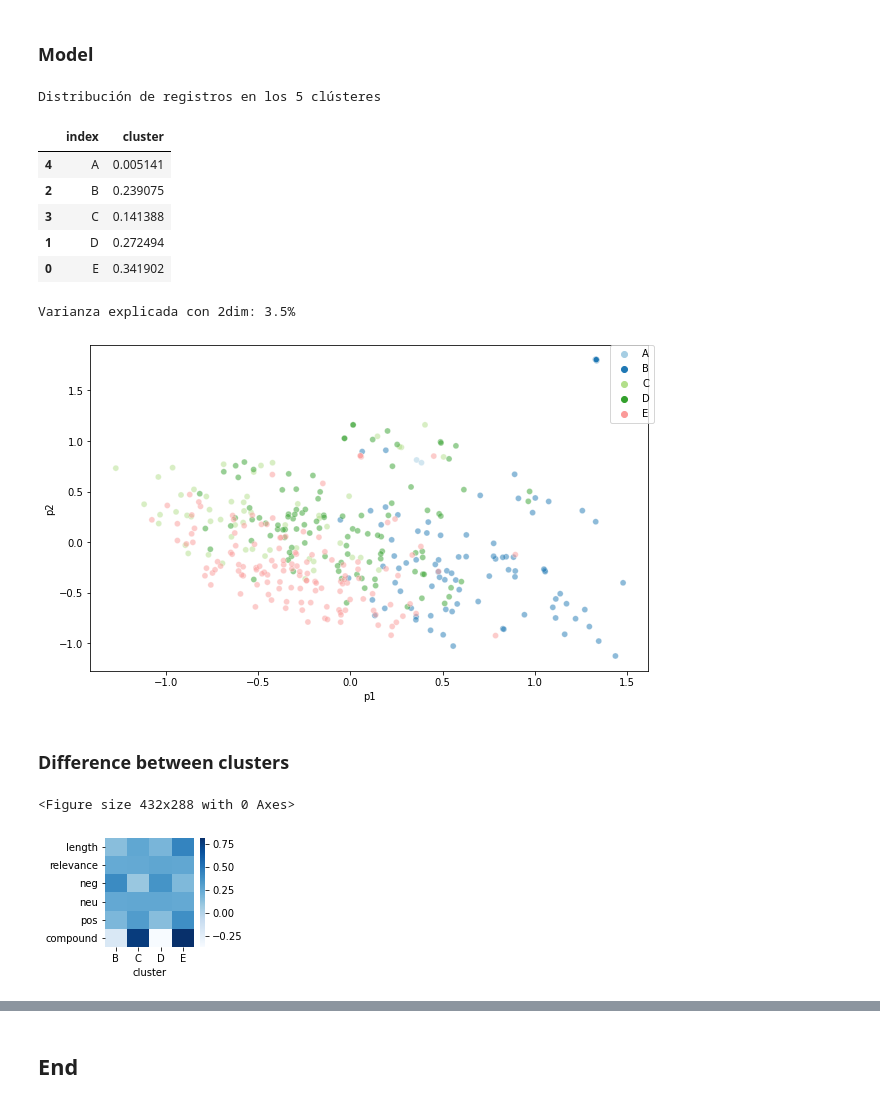
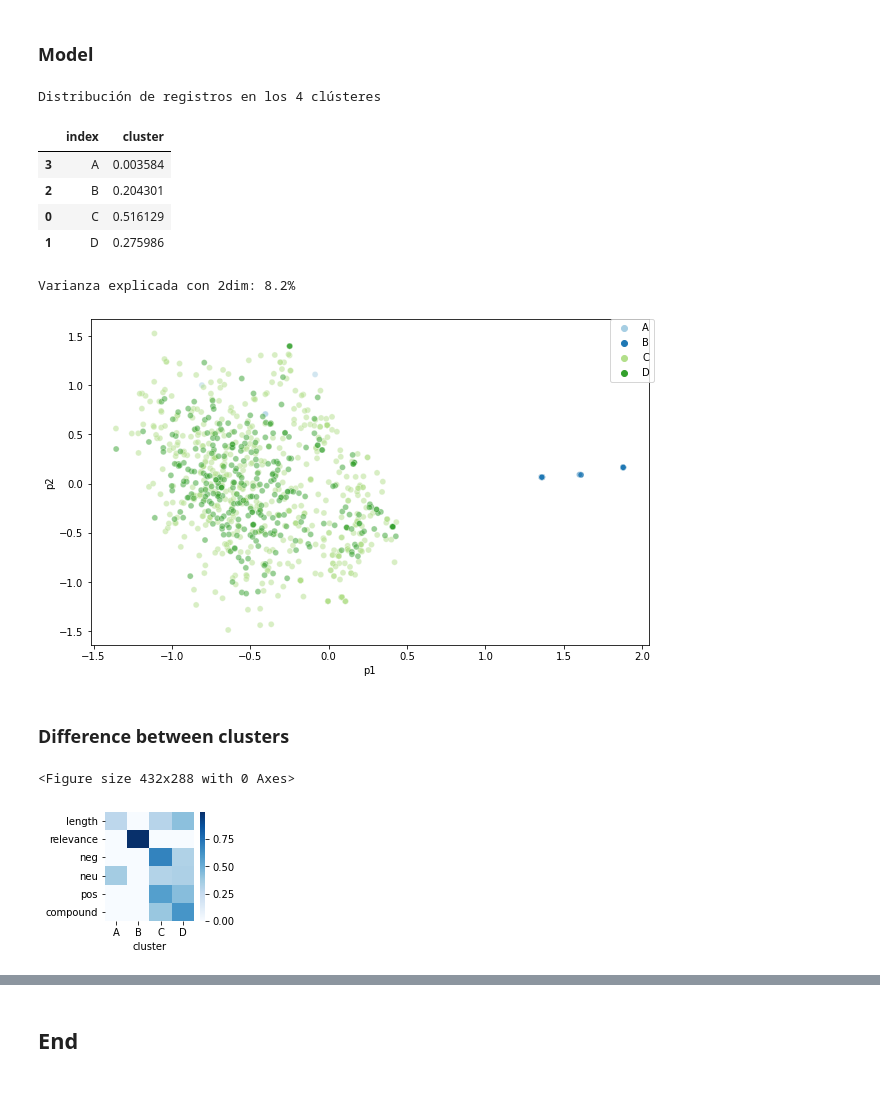
Before and after one commit to Afroefras/asimov_generator, a Jupyter notebook: notebooks/00_Asimov_Clustering.ipynb, the cells around one changed output, grey strips where cells are left out. Cells and saved outputs as stored; diff of their text form; code cells hidden in the pictures.

Commit message:
Clustering finished

```diff
--- a/notebooks/00_Asimov_Clustering.ipynb
+++ b/notebooks/00_Asimov_Clustering.ipynb
@@ -47,11 +47,11 @@ from nltk.stem import WordNetLemmatizer
 lem = WordNetLemmatizer()
 
 def clean_text(text,
-               language='english',pattern="[^a-zA-Z' ]",
+               language='english',pattern="[^a-zA-Z'\s]",
                lower=False,lemma=False,rem_stopw=False,unique=False,
                add_stopw=[]):
     #It clean and can remove stopwords or even lemmatize words if specified in params
-    cleaned_text = unicodedata.normalize('NFD',str(text).replace('\n','')).encode('ascii', 'ignore')
+    cleaned_text = unicodedata.normalize('NFD',str(text).replace('\n',' \n ')).encode('ascii', 'ignore')
     cleaned_text = re.sub(pattern,' ',cleaned_text.decode('utf-8'),flags=re.UNICODE)
     cleaned_text = [(lem.lemmatize(word,pos='v') if lemma else word) for word in
                     (cleaned_text.lower().split() if lower else cleaned_text.split())]
@@ -276,8 +321,8 @@ print(corpus[:2])
 # %%
 import pandas as pd
 df = pd.DataFrame(corpus,columns=['sentence'])
-df['clean'] = df['sentence'].apply(lambda x: clean_text(x,lower=True))
-df['min_text'] = df['sentence'].apply(lambda x: clean_text(x,lower=True,lemma=True,
+df['clean'] = df['sentence'].apply(lambda x: clean_text(x,lower=True,pattern="[^a-zA-Z\s]"))
+df['min_text'] = df['sentence'].apply(lambda x: clean_text(x,lower=True,lemma=True,pattern="[^a-zA-Z\s]",
                                                            rem_stopw=True,unique=True)+' a')
 df['length'] = df['clean'].apply(len)
 df['relevance'] = df['min_text'].apply(len) / (df['length']+1e-10)
@@ -309,6 +354,6 @@ for perc in range(10,100,10):
     aux = pd.DataFrame(PCA(.9).fit_transform(aux))
     df=df.join(aux.rename(columns={x:str(perc)+'_'+str(x).zfill(2) for x in aux.columns}))
 # %%
-df = df.set_index('clean').drop(columns=['sentence','min_text'])
+df = df.set_index(['clean','min_text']).drop(columns=['sentence'])
 df.sample()
 # %% [output]
@@ -328,25 +375,24 @@ ModuleNotFoundError: No module named 'cairosvg'
 # %% [markdown]
 ### Model
 # %%
-df = clustering(df,df.columns,n_clusters=5,kmeans=True)
+df = clustering(df,df.columns,n_clusters=4,kmeans=True)
 # %% [output]
-Distribución de registros en los 5 clústeres
+Distribución de registros en los 4 clústeres
 |  | index | cluster |
-| 4 | A | 0.005141 |
-| 2 | B | 0.239075 |
-| 3 | C | 0.141388 |
-| 1 | D | 0.272494 |
-| 0 | E | 0.341902 |
+| 3 | A | 0.003584 |
+| 2 | B | 0.204301 |
+| 0 | C | 0.516129 |
+| 1 | D | 0.275986 |
-Varianza explicada con 2dim: 3.5%
+Varianza explicada con 2dim: 8.2%
-[figure, old version]
+[figure, new version]
 # %% [markdown]
 ### Difference between clusters
 # %%
 aux = df.iloc[:,:6].join(df['cluster'])
-perfilamiento(aux[aux['cluster']!='A'])
+perfilamiento(aux)
 # %% [output]
 <Figure size 432x288 with 0 Axes>
-[figure, old version]
+[figure, new version]
 # %%
 for cluster in set(df['cluster']):
     print(cluster)
```
Also changed, not shown: parts of 12 cells of this notebook.
